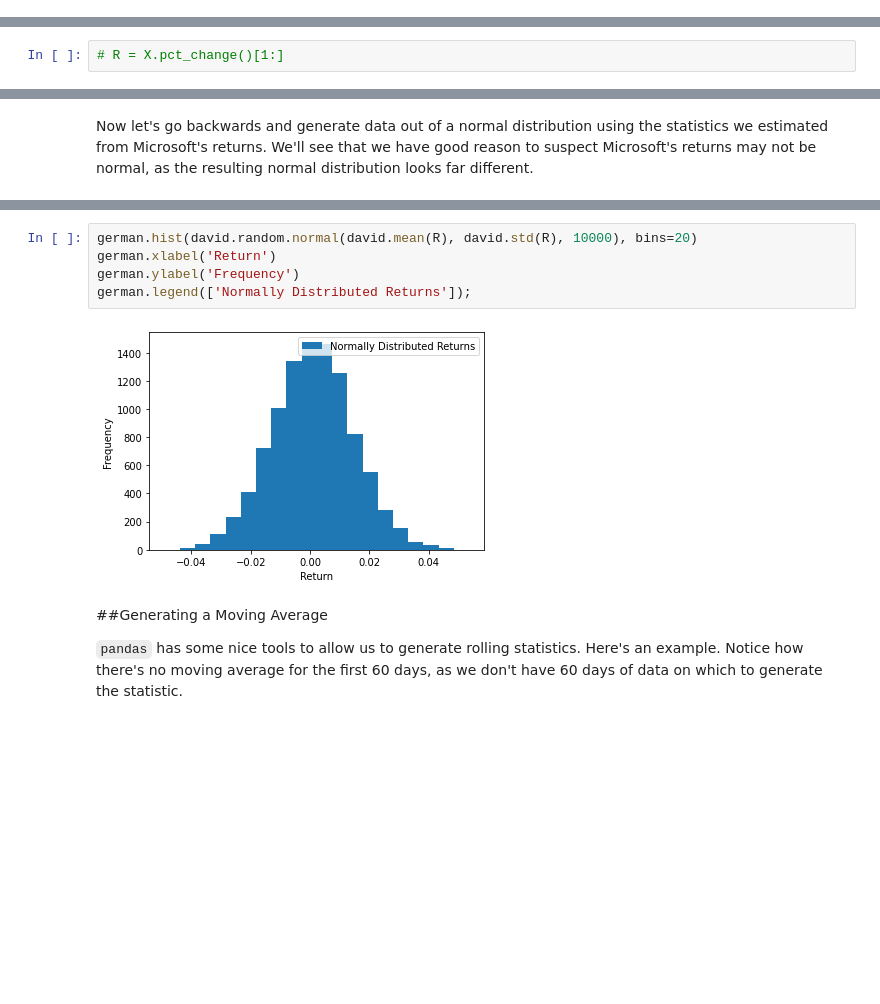
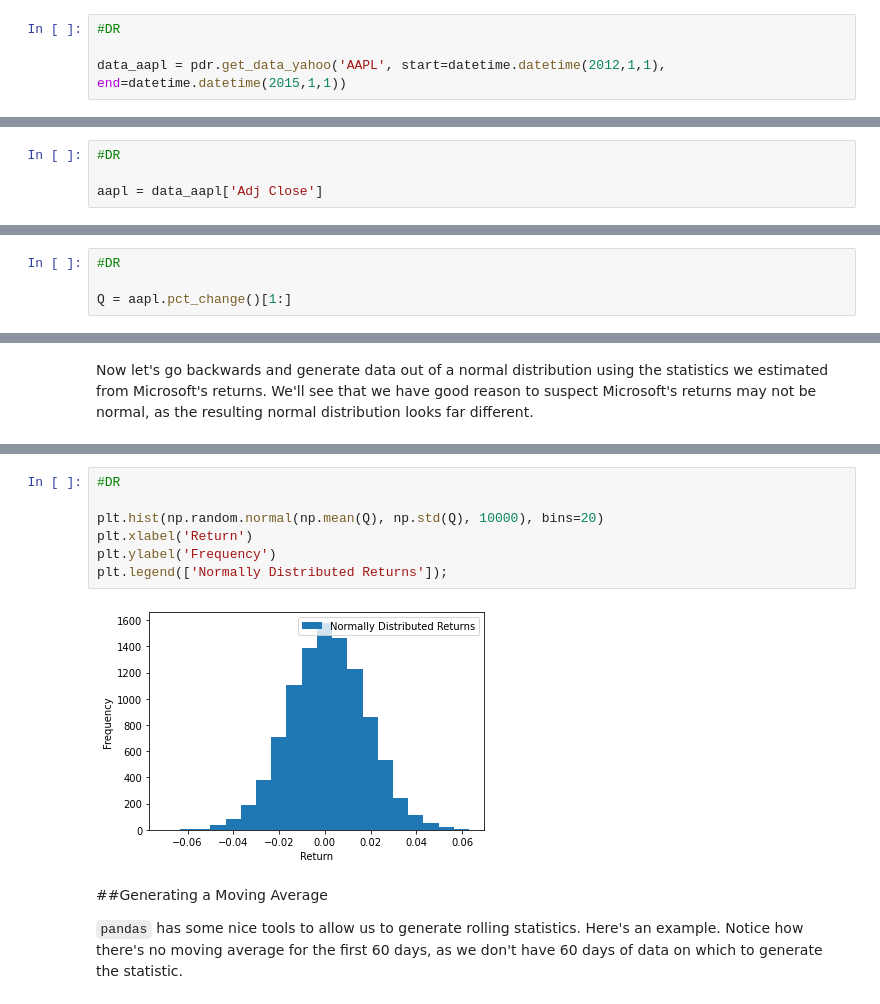
Before and after one commit to daveRios97/MetNumUN2021I, a Jupyter notebook: Lab1/drriosglecture1.ipynb, the cells around one changed output, grey strips where cells are left out. Drawn from its saved outputs; the diff is of its cells as text; blank space fills up the shorter version.

```diff
--- a/Lab1/drriosglecture1.ipynb
+++ b/Lab1/drriosglecture1.ipynb
@@ -220,2 +236,6 @@ data = pdr.get_data_yahoo('MSFT', start=datetime.datetime(2012,1,1), end=datetim
+# %%
+#DR
+
+data_aapl = pdr.get_data_yahoo('AAPL', start=datetime.datetime(2012,1,1), end=datetime.datetime(2015,1,1))
 # %% [markdown]
 Our data is now a dataframe. You can see the datetime index and the colums with different pricing data.
@@ -248,2 +284,6 @@ lect1 = data['Close']
+# %%
+#DR
+
+aapl = data_aapl['Adj Close']
 # %% [markdown]
 Because there is now also date information in our data, we provide two series to `.plot`. `X.index` gives us the datetime index, and `X.values` gives us the pricing values. These are used as the X and Y coordinates to make a graph.
@@ -282,2 +332,4 @@ We can use the `pct_change` function to get returns. Notice how we drop the firs
 # %%
-# R = X.pct_change()[1:]
+#DR
+
+Q = aapl.pct_change()[1:]
@@ -330,10 +386,12 @@ plt.legend(['Normally Distributed Returns']);
 # %%
-german.hist(david.random.normal(david.mean(R), david.std(R), 10000), bins=20)
-german.xlabel('Return')
-german.ylabel('Frequency')
-german.legend(['Normally Distributed Returns']);
+#DR
+
+plt.hist(np.random.normal(np.mean(Q), np.std(Q), 10000), bins=20)
+plt.xlabel('Return')
+plt.ylabel('Frequency')
+plt.legend(['Normally Distributed Returns']);
 # %% [output]
-[figure, old version]
+[figure, new version]
 # %% [markdown]
 ##Generating a Moving Average
 
```
Also changed, not shown: parts of 56 cells of this notebook, 2 other files.
